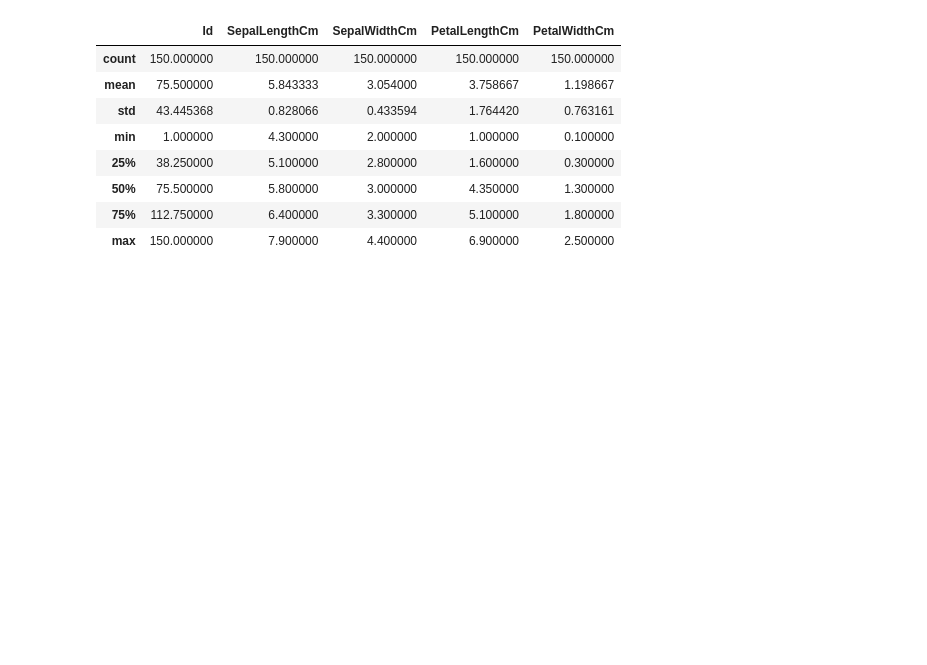
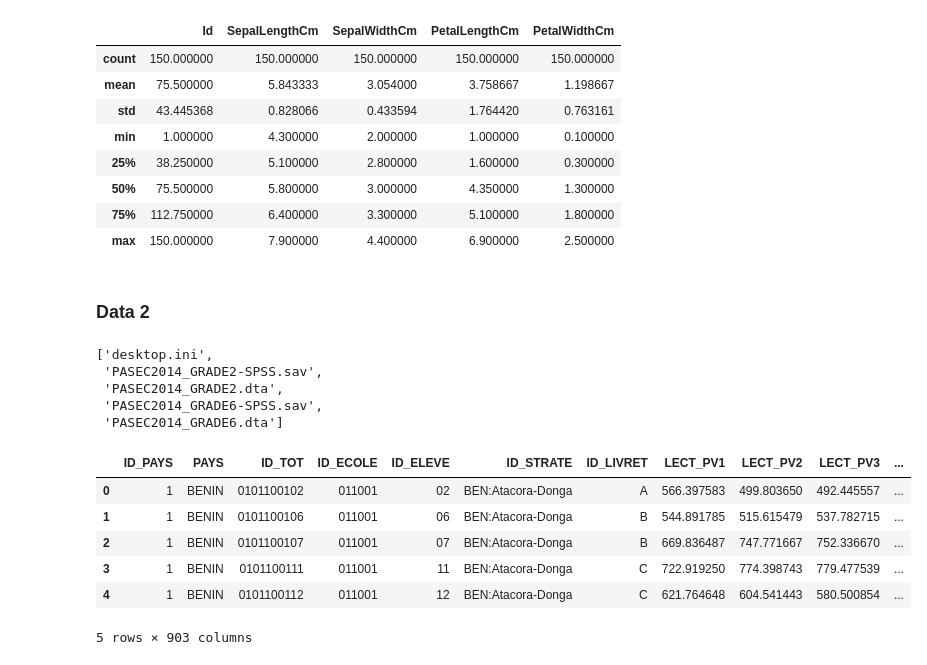
Before and after one commit to yelircaasi/byu_econ_applied_machine_learning, a Jupyter notebook: homeworks/Homework_1.ipynb, the cells around one changed output. Saved outputs shown, nothing was run; the diff lists cells and outputs as text; code cells hidden in the pictures; blank space fills up the shorter version.

```diff
--- a/homeworks/Homework_1.ipynb
+++ b/homeworks/Homework_1.ipynb
@@ -72,3 +74,15 @@ data.describe()
 | 50% | 75.500000 | 5.800000 | 3.000000 | 4.350000 | 1.300000 |
 | 75% | 112.750000 | 6.400000 | 3.300000 | 5.100000 | 1.800000 |
 | max | 150.000000 | 7.900000 | 4.400000 | 6.900000 | 2.500000 |
+# %% [markdown]
+### Data 2
+# %%
+import os
+os.chdir('C:\\Users\\iriley\\Google Drive\\B. Asistente de investigación\\Dr. Baum\\###SACMEQ. PASEC private school analysis\\Data\\PASEC data\\PASEC 2014\\Data')
+os.listdir()
+# %% [output]
+['desktop.ini',
+ 'PASEC2014_GRADE2-SPSS.sav',
+ 'PASEC2014_GRADE2.dta',
+ 'PASEC2014_GRADE6-SPSS.sav',
+ 'PASEC2014_GRADE6.dta']
@@ -74,0 +91,10 @@ data.describe()
+# %%
+data2.head()
+# %% [output]
+|  | ID_PAYS | PAYS | ID_TOT | ID_ECOLE | ID_ELEVE | ID_STRATE | ID_LIVRET | LECT_PV1 | LECT_PV2 | LECT_PV3 | ... |
+| 0 | 1 | BENIN | 0101100102 | 011001 | 02 | BEN:Atacora-Donga | A | 566.397583 | 499.803650 | 492.445557 | ... |
+| 1 | 1 | BENIN | 0101100106 | 011001 | 06 | BEN:Atacora-Donga | B | 544.891785 | 515.615479 | 537.782715 | ... |
+| 2 | 1 | BENIN | 0101100107 | 011001 | 07 | BEN:Atacora-Donga | B | 669.836487 | 747.771667 | 752.336670 | ... |
+| 3 | 1 | BENIN | 0101100111 | 011001 | 11 | BEN:Atacora-Donga | C | 722.919250 | 774.398743 | 779.477539 | ... |
+| 4 | 1 | BENIN | 0101100112 | 011001 | 12 | BEN:Atacora-Donga | C | 621.764648 | 604.541443 | 580.500854 | ... |
+5 rows × 903 columns
```
Also changed, not shown: parts of 15 cells of this notebook.
